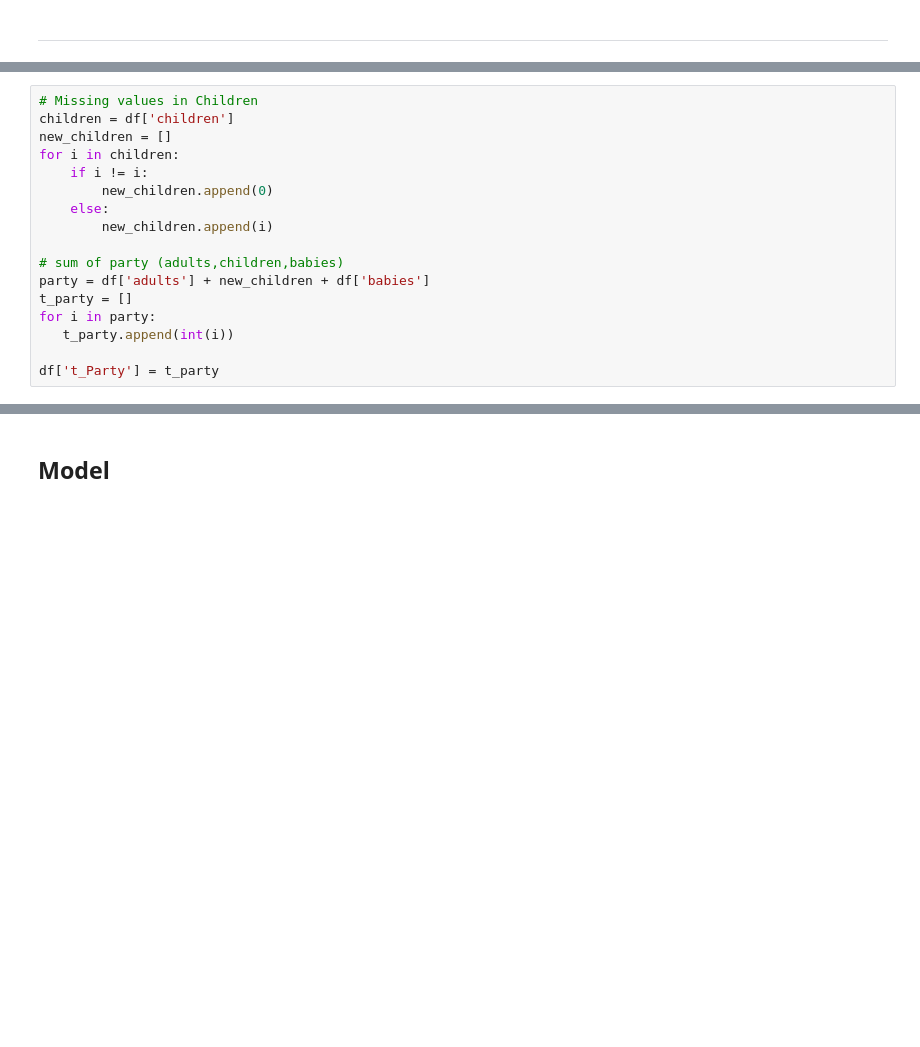
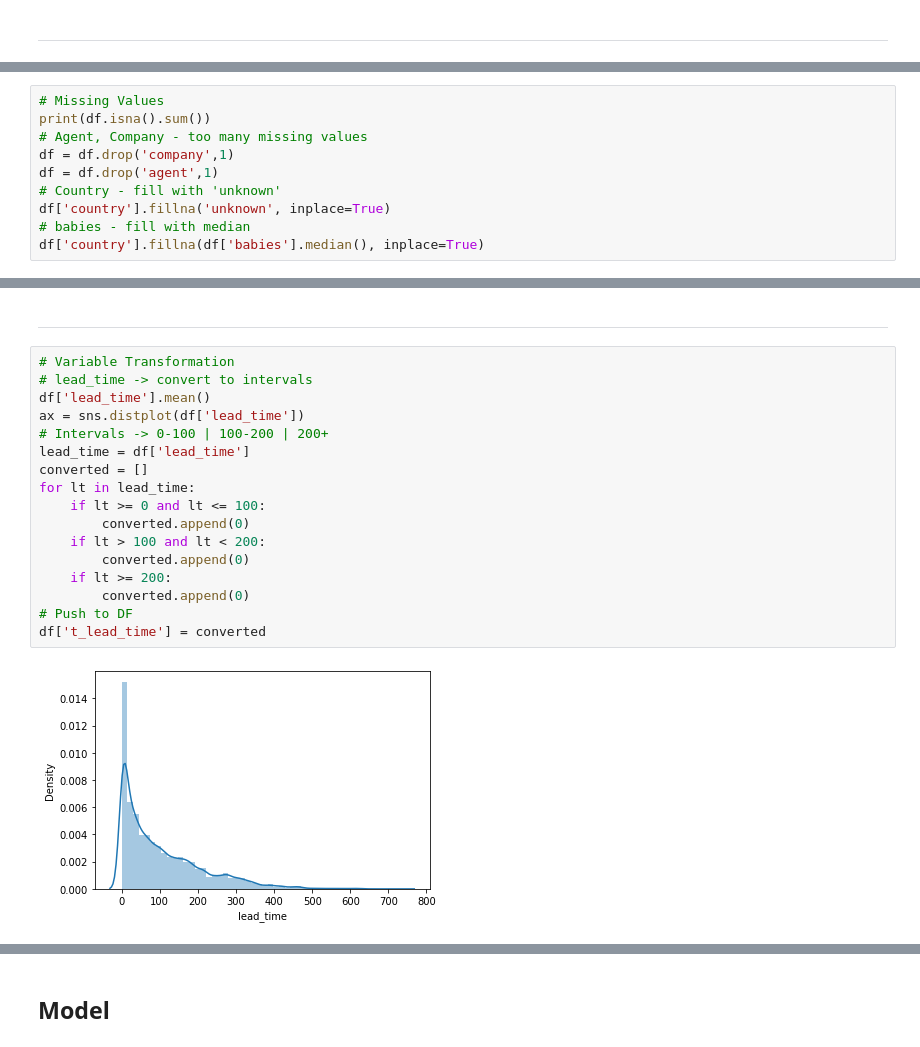
Before and after one commit to oriel9p/Booking-Cancellation-Forecast, a Jupyter notebook: Hotel_Booking_Forecast.ipynb, the cells around one changed output, grey strips where cells are left out. Drawn from its saved outputs; the diff is of its cells as text; blank space fills up the shorter version.

```diff
--- a/Hotel_Booking_Forecast.ipynb
+++ b/Hotel_Booking_Forecast.ipynb
@@ -129,17 +164,10 @@ df['t_DepositType'] = t_deposit
-# %%
-# Missing values in Children
-children = df['children']
-new_children = []
-for i in children:
-    if i != i:
-        new_children.append(0)
-    else:
-        new_children.append(i)
-
-# sum of party (adults,children,babies)
-party = df['adults'] + new_children + df['babies']
-t_party = []
-for i in party:
-   t_party.append(int(i))
-
-df['t_Party'] = t_party
+# %%
+# Missing Values
+print(df.isna().sum())
+# Agent, Company - too many missing values
+df = df.drop('company',1)
+df = df.drop('agent',1)
+# Country - fill with 'unknown'
+df['country'].fillna('unknown', inplace=True)
+# babies - fill with median
+df['country'].fillna(df['babies'].median(), inplace=True)
@@ -145,0 +192,21 @@ df['t_Party'] = t_party
+# %% [markdown]
+----------
+# %%
+# Variable Transformation
+# lead_time -> convert to intervals
+df['lead_time'].mean()
+ax = sns.distplot(df['lead_time'])
+# Intervals -> 0-100 | 100-200 | 200+
+lead_time = df['lead_time']
+converted = []
+for lt in lead_time:
+    if lt >= 0 and lt <= 100:
+        converted.append(0)
+    if lt > 100 and lt < 200:
+        converted.append(0)
+    if lt >= 200:
+        converted.append(0)
+# Push to DF
+df['t_lead_time'] = converted
+# %% [output]
+[figure, added]
```
Also changed, not shown: parts of 47 cells of this notebook.
